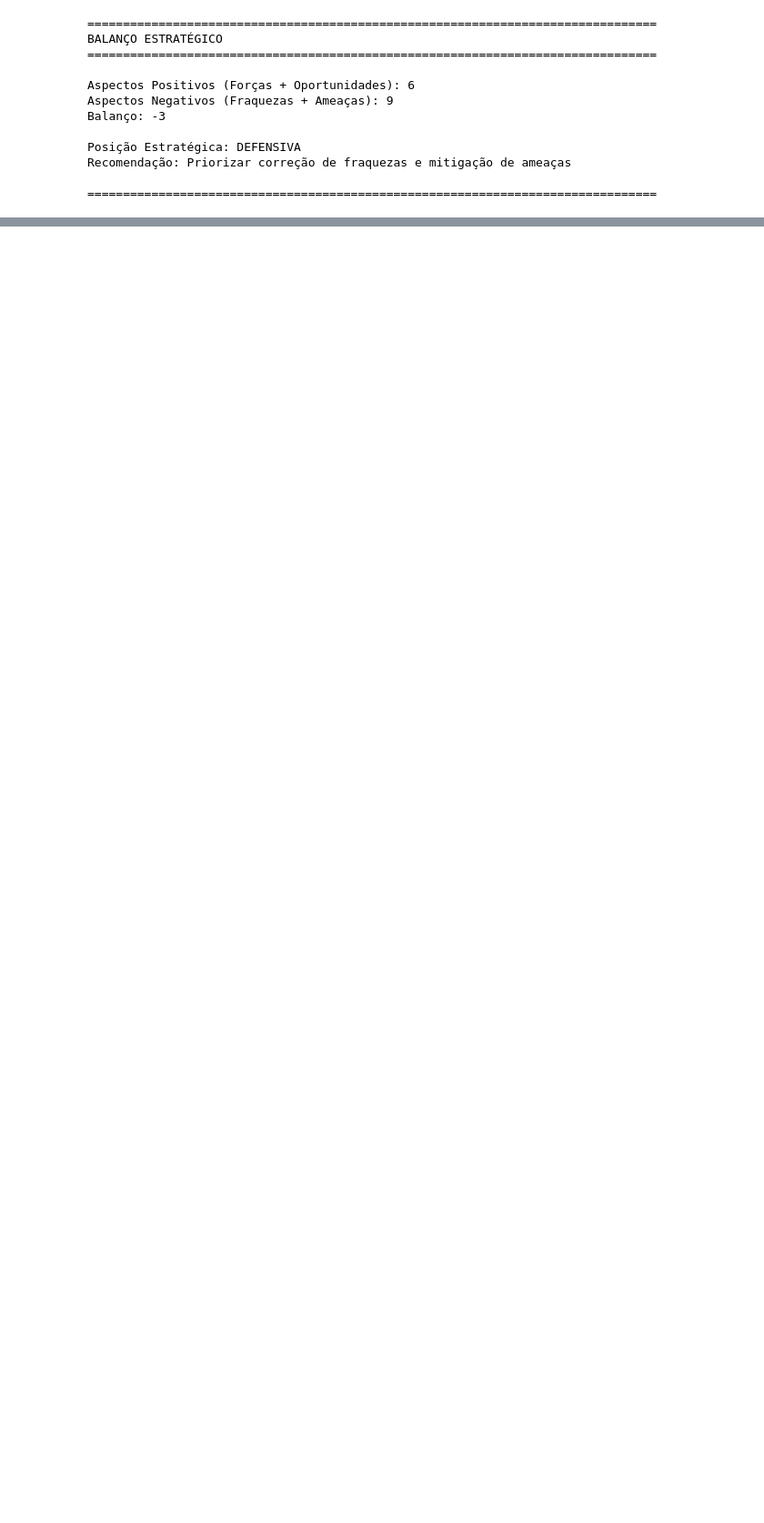
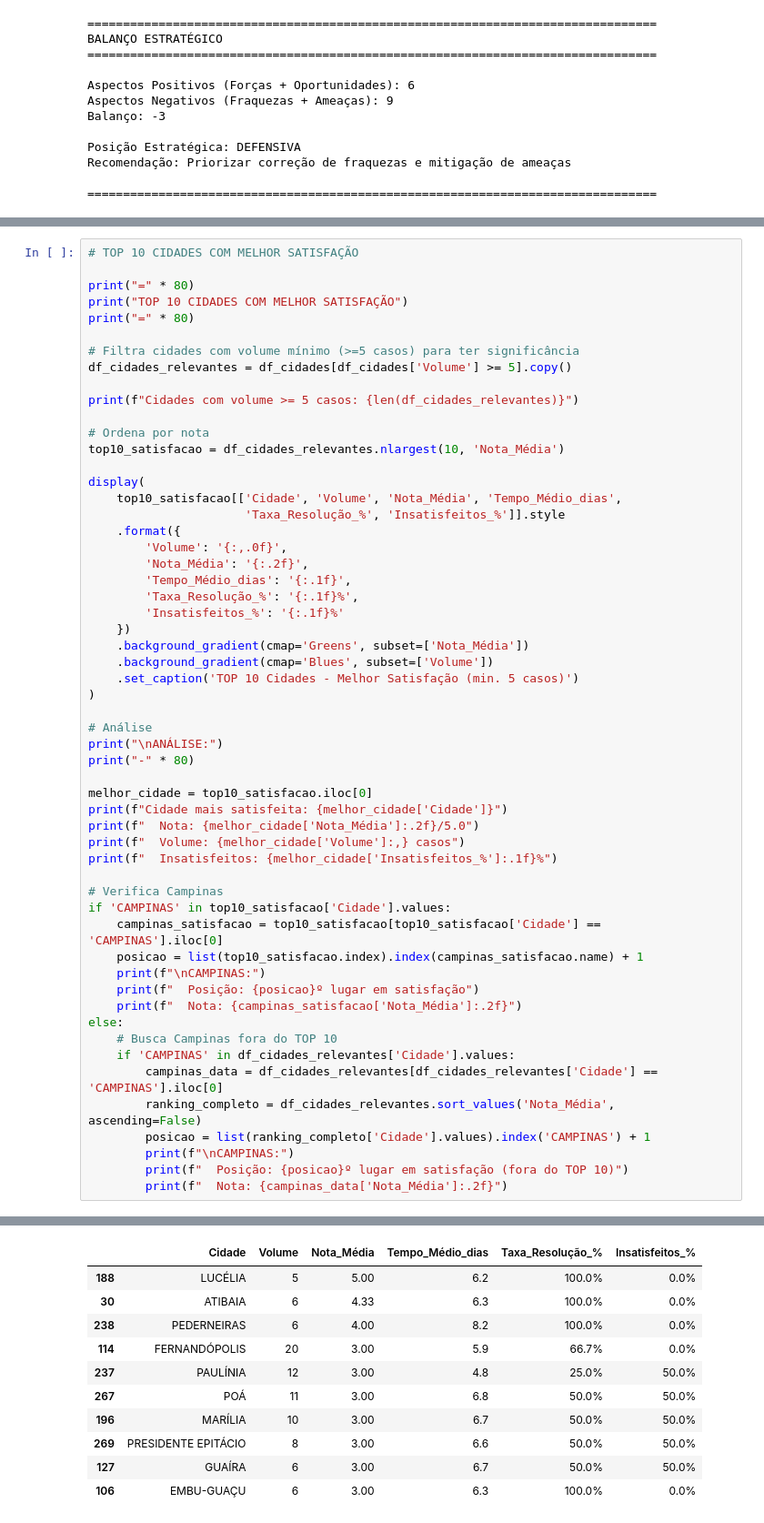
Before and after one commit to afloradda/projeto_mediacao_bancaria, a Jupyter notebook: analises/silver/notebooks_silver/05_analises_quintenarias.ipynb, the cells around one changed output, grey strips where cells are left out. Shown at 91% size. Drawn from its saved outputs; the diff is of its cells as text; blank space fills up the shorter version.

```diff
--- a/analises/silver/notebooks_silver/05_analises_quintenarias.ipynb
+++ b/analises/silver/notebooks_silver/05_analises_quintenarias.ipynb
@@ -3941,0 +4694,57 @@ Recomendação: Priorizar correção de fraquezas e mitigação de ameaças
+# %%
+# TOP 10 CIDADES COM MELHOR SATISFAÇÃO
+
+print("=" * 80)
+print("TOP 10 CIDADES COM MELHOR SATISFAÇÃO")
+print("=" * 80)
+
+# Filtra cidades com volume mínimo (>=5 casos) para ter significância
+df_cidades_relevantes = df_cidades[df_cidades['Volume'] >= 5].copy()
+
+print(f"Cidades com volume >= 5 casos: {len(df_cidades_relevantes)}")
+
+# Ordena por nota
+top10_satisfacao = df_cidades_relevantes.nlargest(10, 'Nota_Média')
+
+display(
+    top10_satisfacao[['Cidade', 'Volume', 'Nota_Média', 'Tempo_Médio_dias',
+                      'Taxa_Resolução_%', 'Insatisfeitos_%']].style
+    .format({
+        'Volume': '{:,.0f}',
+        'Nota_Média': '{:.2f}',
+        'Tempo_Médio_dias': '{:.1f}',
+        'Taxa_Resolução_%': '{:.1f}%',
+        'Insatisfeitos_%': '{:.1f}%'
+    })
+    .background_gradient(cmap='Greens', subset=['Nota_Média'])
+    .background_gradient(cmap='Blues', subset=['Volume'])
+    .set_caption('TOP 10 Cidades - Melhor Satisfação (min. 5 casos)')
+)
+
+# Análise
+print("\nANÁLISE:")
+print("-" * 80)
+
+melhor_cidade = top10_satisfacao.iloc[0]
+print(f"Cidade mais satisfeita: {melhor_cidade['Cidade']}")
+print(f"  Nota: {melhor_cidade['Nota_Média']:.2f}/5.0")
+print(f"  Volume: {melhor_cidade['Volume']:,} casos")
+print(f"  Insatisfeitos: {melhor_cidade['Insatisfeitos_%']:.1f}%")
+
+# Verifica Campinas
+if 'CAMPINAS' in top10_satisfacao['Cidade'].values:
+    campinas_satisfacao = top10_satisfacao[top10_satisfacao['Cidade'] == 'CAMPINAS'].iloc[0]
+    posicao = list(top10_satisfacao.index).index(campinas_satisfacao.name) + 1
+    print(f"\nCAMPINAS:")
+    print(f"  Posição: {posicao}º lugar em satisfação")
+    print(f"  Nota: {campinas_satisfacao['Nota_Média']:.2f}")
+else:
+    # Busca Campinas fora do TOP 10
+    if 'CAMPINAS' in df_cidades_relevantes['Cidade'].values:
+        campinas_data = df_cidades_relevantes[df_cidades_relevantes['Cidade'] == 'CAMPINAS'].iloc[0]
+        ranking_completo = df_cidades_relevantes.sort_values('Nota_Média', ascending=False)
+        posicao = list(ranking_completo['Cidade'].values).index('CAMPINAS') + 1
+        print(f"\nCAMPINAS:")
+        print(f"  Posição: {posicao}º lugar em satisfação (fora do TOP 10)")
+        print(f"  Nota: {campinas_data['Nota_Média']:.2f}")
+# %% [output]
@@ -3941,0 +4756,11 @@ Recomendação: Priorizar correção de fraquezas e mitigação de ameaças
+|  | Cidade | Volume | Nota_Média | Tempo_Médio_dias | Taxa_Resolução_% | Insatisfeitos_% |
+| 188 | LUCÉLIA | 5 | 5.00 | 6.2 | 100.0% | 0.0% |
+| 30 | ATIBAIA | 6 | 4.33 | 6.3 | 100.0% | 0.0% |
+| 238 | PEDERNEIRAS | 6 | 4.00 | 8.2 | 100.0% | 0.0% |
+| 114 | FERNANDÓPOLIS | 20 | 3.00 | 5.9 | 66.7% | 0.0% |
+| 237 | PAULÍNIA | 12 | 3.00 | 4.8 | 25.0% | 50.0% |
+| 267 | POÁ | 11 | 3.00 | 6.8 | 50.0% | 50.0% |
+| 196 | MARÍLIA | 10 | 3.00 | 6.7 | 50.0% | 50.0% |
+| 269 | PRESIDENTE EPITÁCIO | 8 | 3.00 | 6.6 | 50.0% | 50.0% |
+| 127 | GUAÍRA | 6 | 3.00 | 6.7 | 50.0% | 50.0% |
+| 106 | EMBU-GUAÇU | 6 | 3.00 | 6.3 | 100.0% | 0.0% |
```
Also changed, not shown: parts of 25 cells of this notebook, 4 other files.
